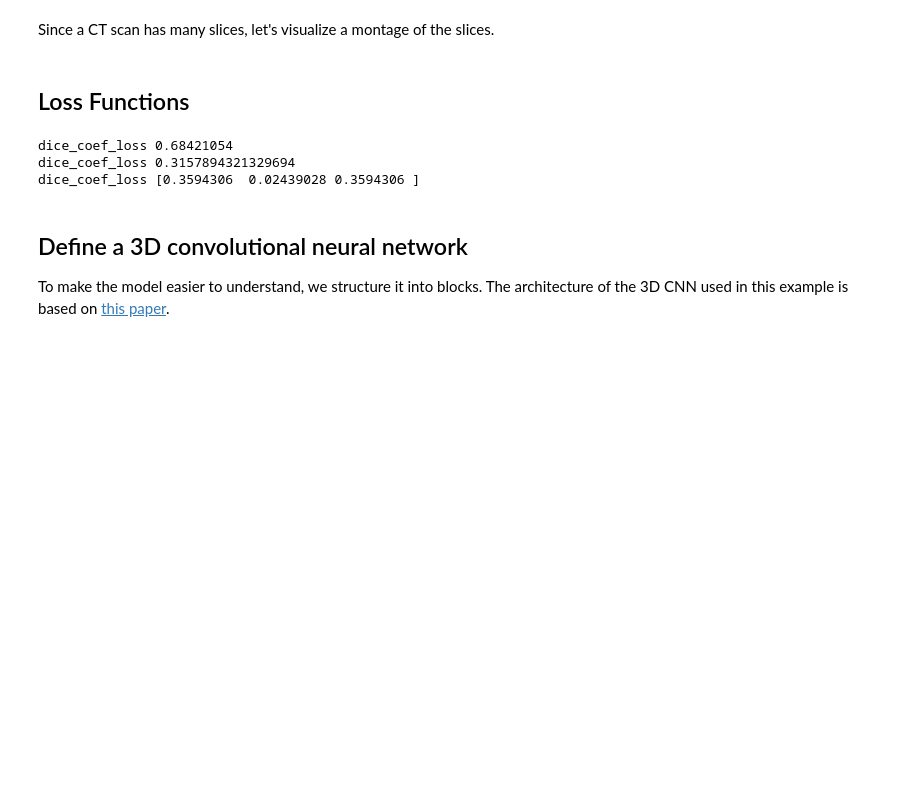
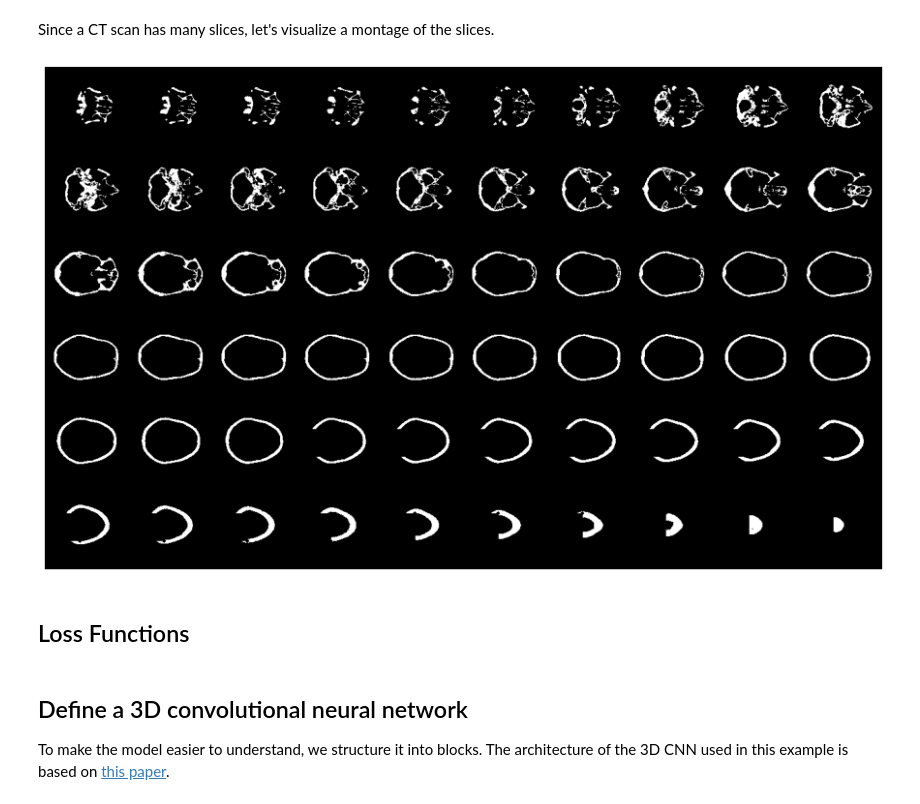
Before and after one commit to JonathanKeav/autoimplant-project, a Jupyter notebook: 3D_implant-generation-skull.ipynb, the cells around one changed output. Drawn from its saved outputs; the diff is of its cells as text; code cells hidden in the pictures; blank space fills up the shorter version.

```diff
--- a/3D_implant-generation-skull.ipynb
+++ b/3D_implant-generation-skull.ipynb
@@ -185,3 +68,34 @@ Let's read the paths of the CT scans from the class directories.
 Read the scans from the class directories and assign labels. Downsample the scans to have
 shape of 128x128x64. Rescale the raw HU values to the range 0 to 1.
 Lastly, split the dataset into train and validation subsets.
+# %%
+# util_downloads = UtilDownloads()
+# util_downloads.download_challange_scans("TrainingData")
+
+def process_skull_scan(path):
+        """Read and resize volume"""
+        util_preprocess = UtilPreprocess()
+        # Read scan
+        volume = util_preprocess.read_nrrd_file(path)
+        # Normalize
+        # volume = normalize(volume)
+        # Resize width, height and depth
+        #volume = resize_volume(volume)
+        volume = util_preprocess.resizing(volume)
+        return volume
+
+util_data = UtilData()
+normal_scans = util_data.load_scans("TrainingData/training_set/complete_skull", process_skull_scan)
+abnormal_scans = util_data.load_scans("TrainingData/training_set/defective_skull", process_skull_scan)
+
+# test_scans = util_data.load_scans("TrainingData/test_set_for_participants", process_skull_scan)
+# additional_test_scans = util_data.load_scans("TrainingData/additional_test_set_for_participants", process_skull_scan)
+
+x_train, y_train, x_val, y_val = util_data.train_test_split(70, normal_scans, abnormal_scans)
+
+print(
+    "Number of samples in train and validation are %d and %d."
+    % (x_train.shape[0], x_val.shape[0])
+)
+
+#train_dataset, validation_dataset = define_data_loaders(2)
@@ -324,2 +177,7 @@ def plot_slices(num_rows, num_columns, width, height, data):
+# %%
+# 4 rows and 10 columns for 100 slices of the CT scan.
+UtilVisualise.plot_slices(6, 10, 128, 128, x_train[0][:, :, :60])
+# %% [output]
+[figure, added]
 # %% [markdown]
 ## Loss Functions
@@ -373,20 +184,3 @@ def dice_coef(y_true, y_pred, smooth=0):
-# %%
-# Test
-y_true = np.array([[0,0,1,0],[0,0,1,0],[0,0,1.,0.]])
-#y_true = np.array([[0,0,0,0.],[0,0,0,0],[0,0,0,0.]])
-y_pred = np.array([[0,0,0.9,1],[0,0,0.8,0],[0,0,0.9,1.]])
-#y_pred = np.array([[1,1,0.9,1],[1,1,1.1,1],[1,1,1.1,1.]])
-
-r = dice_coeff(y_true,y_pred).numpy()
-print('dice_coef_loss',r)
-r = DiceLoss(y_true,y_pred).numpy()
-print('dice_coef_loss',r)
-r = dice_coef(y_true,y_pred).numpy()
-print('dice_coef_loss',r)
-# %% [output]
-dice_coef_loss 0.68421054
-dice_coef_loss 0.3157894321329694
-dice_coef_loss [0.3594306  0.02439028 0.3594306 ]
 # %% [markdown]
 ## Define a 3D convolutional neural network
 
```
Also changed, not shown: parts of 39 cells of this notebook, 6 other files.
